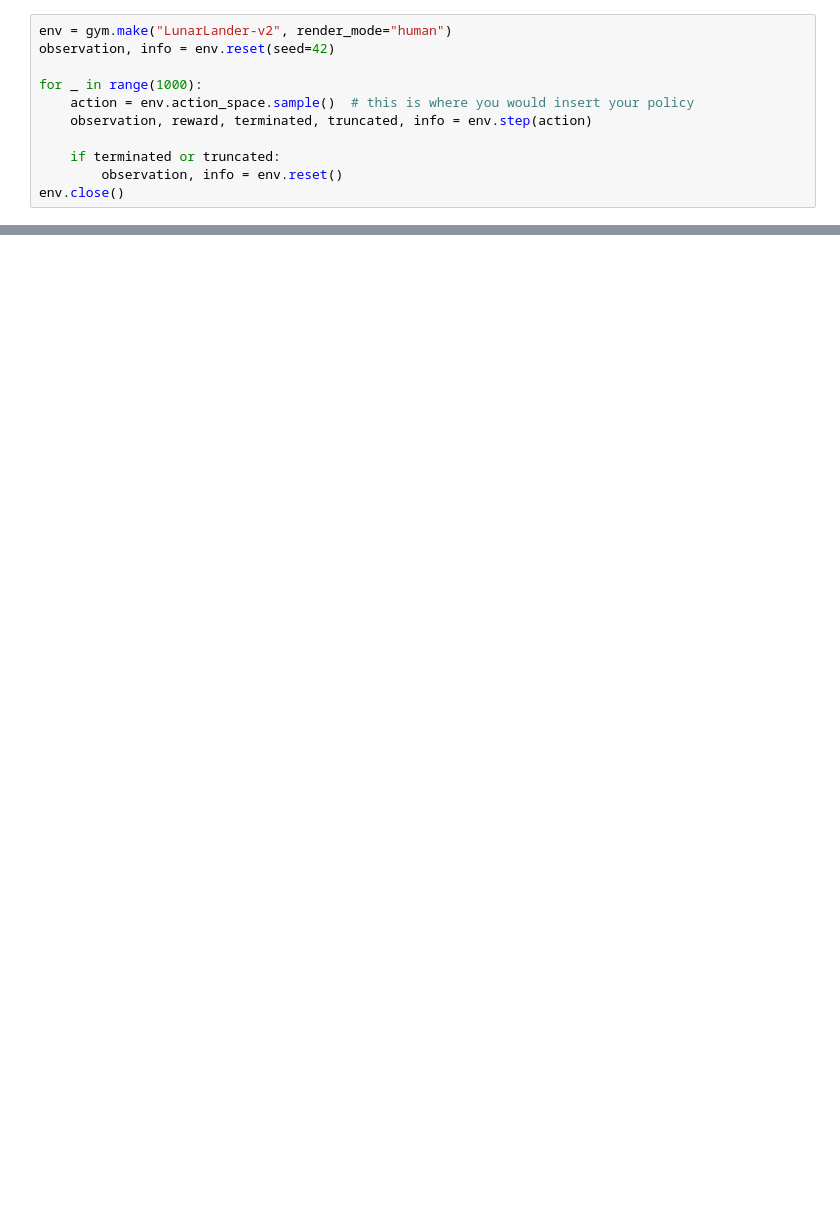
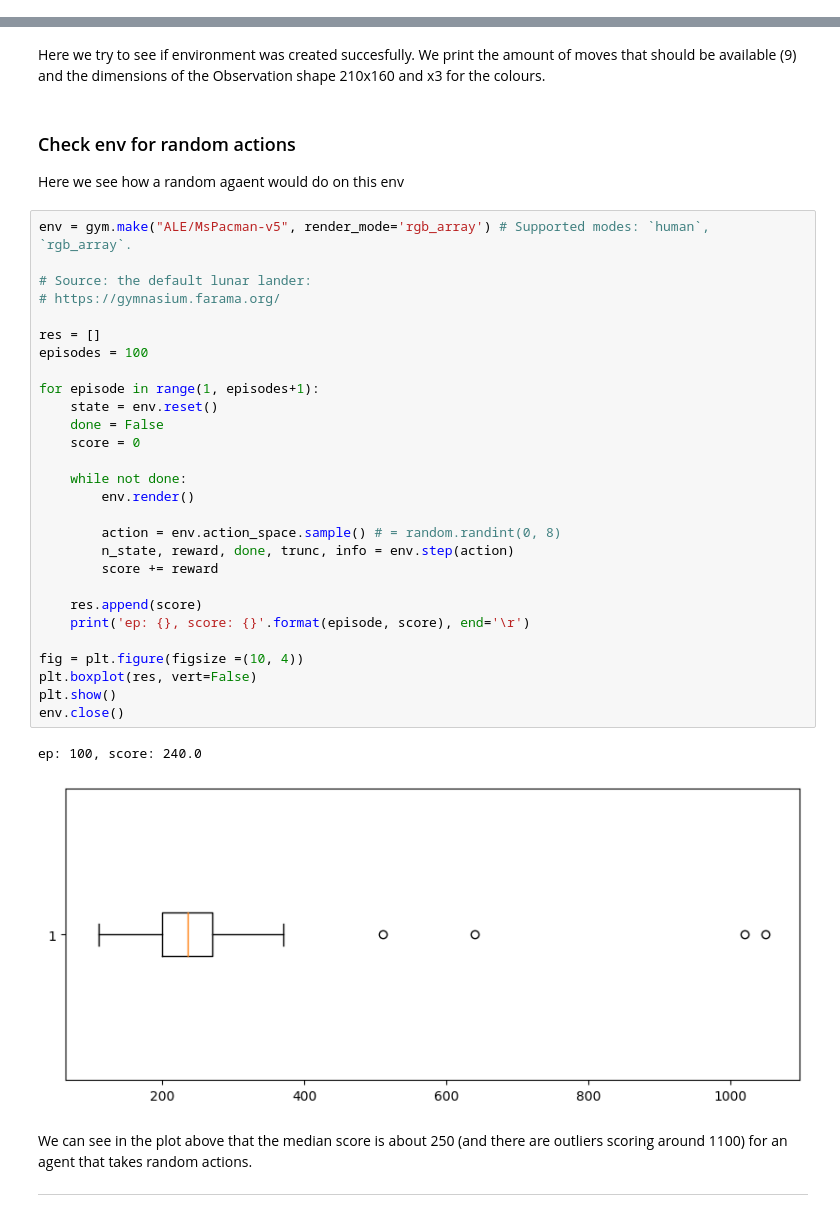
Before and after one commit to LuukvanBilsen/AI_ADV, a Jupyter notebook: notebooks/Exercise_4_RL.ipynb, the cells around one changed output, grey strips where cells are left out. Saved outputs shown, nothing was run; the diff lists cells and outputs as text; blank space fills up the shorter version.

```diff
--- a/notebooks/Exercise_4_RL.ipynb
+++ b/notebooks/Exercise_4_RL.ipynb
@@ -104,11 +0,0 @@ Is built with CUDA False
-# %%
-env = gym.make("LunarLander-v2", render_mode="human")
-observation, info = env.reset(seed=42)
-
-for _ in range(1000):
-    action = env.action_space.sample()  # this is where you would insert your policy
-    observation, reward, terminated, truncated, info = env.step(action)
-
-    if terminated or truncated:
-        observation, info = env.reset()
-env.close()
@@ -173,0 +168,41 @@ env.close()
+# %% [markdown]
+Here we try to see if environment was created succesfully. We print the amount of moves that should be available (9) and the dimensions of the Observation shape 210x160 and x3 for the colours.
+# %% [markdown]
+### Check env for random actions
+
+Here we see how a random agaent would do on this env
+# %%
+env = gym.make("ALE/MsPacman-v5", render_mode='rgb_array') # Supported modes: `human`, `rgb_array`.
+
+# Source: the default lunar lander:
+# https://gymnasium.farama.org/
+
+res = []
+episodes = 100
+
+for episode in range(1, episodes+1):
+    state = env.reset()
+    done = False
+    score = 0
+
+    while not done:
+        env.render()
+
+        action = env.action_space.sample() # = random.randint(0, 8)
+        n_state, reward, done, trunc, info = env.step(action)
+        score += reward
+
+    res.append(score)
+    print('ep: {}, score: {}'.format(episode, score), end='\r')
+
+fig = plt.figure(figsize =(10, 4))
+plt.boxplot(res, vert=False)
+plt.show()
+env.close()
+# %% [output]
+ep: 100, score: 240.0
+[figure, added]
+# %% [markdown]
+We can see in the plot above that the median score is about 250 (and there are  outliers scoring around 1100) for an agent that takes random actions.
+
+***
```
Also changed, not shown: parts of 128 cells of this notebook.
